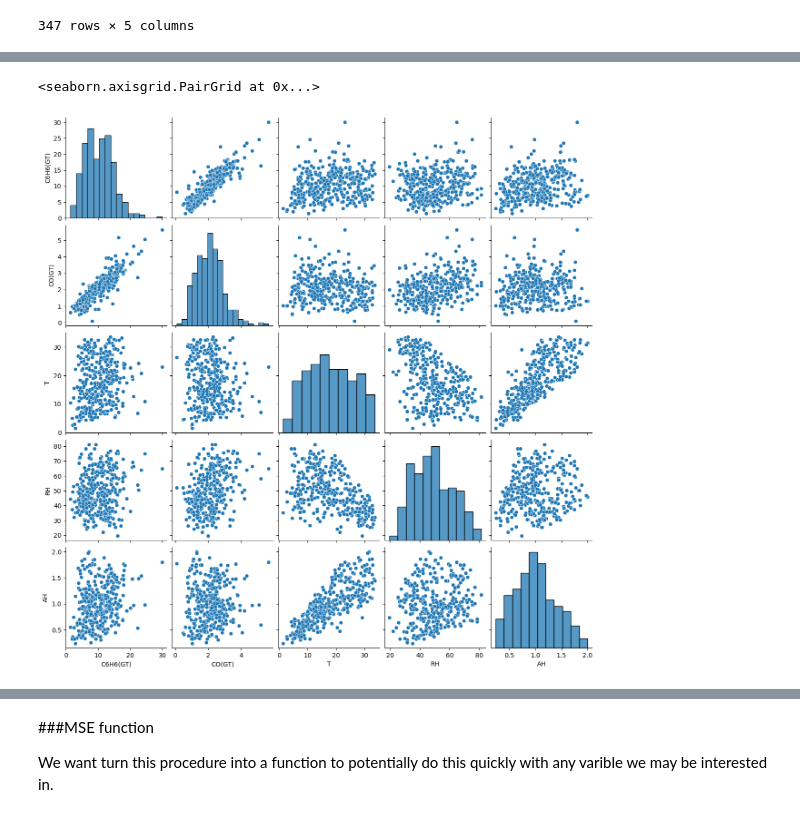
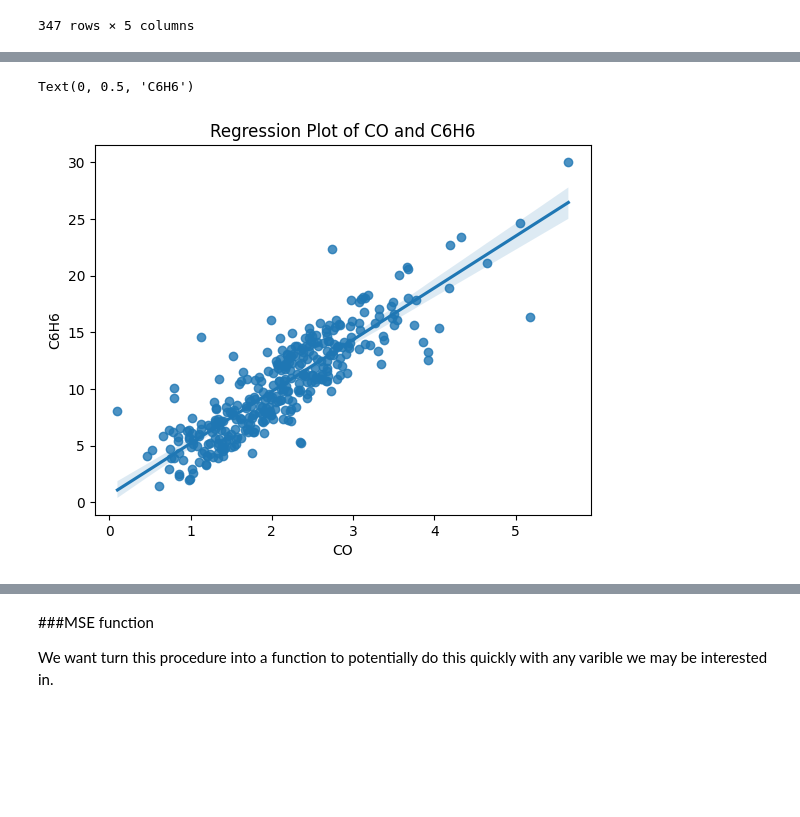
Before and after one commit to plindma/ST-554-Project1, a Jupyter notebook: Task3/ST554_Project_1_Task_3.ipynb, the cells around one changed output, grey strips where cells are left out. Cells and saved outputs as stored; diff of their text form; code cells hidden in the pictures; blank space fills up the shorter version.

```diff
--- a/Task3/ST554_Project_1_Task_3.ipynb
+++ b/Task3/ST554_Project_1_Task_3.ipynb
@@ -141,5 +156,9 @@ sns.regplot(x = daily_avg_df['CO(GT)'], y = daily_avg_df['C6H6(GT)'])
-# %%
-sns.pairplot(daily_avg_df)
-# %% [output]
-<seaborn.axisgrid.PairGrid at 0x...>
-[figure, removed]
+# %%
+#Creating a regression plot of CO(GT) and C6H6(GT)
+slr_plot = sns.regplot(x = daily_avg_df['CO(GT)'], y = daily_avg_df['C6H6(GT)'])
+slr_plot.set_title('Regression Plot of CO and C6H6')
+slr_plot.set_xlabel('CO')
+slr_plot.set_ylabel('C6H6')
+# %% [output]
+Text(0, 0.5, 'C6H6')
+[figure, added]
```
Also changed, not shown: parts of 19 cells of this notebook.
